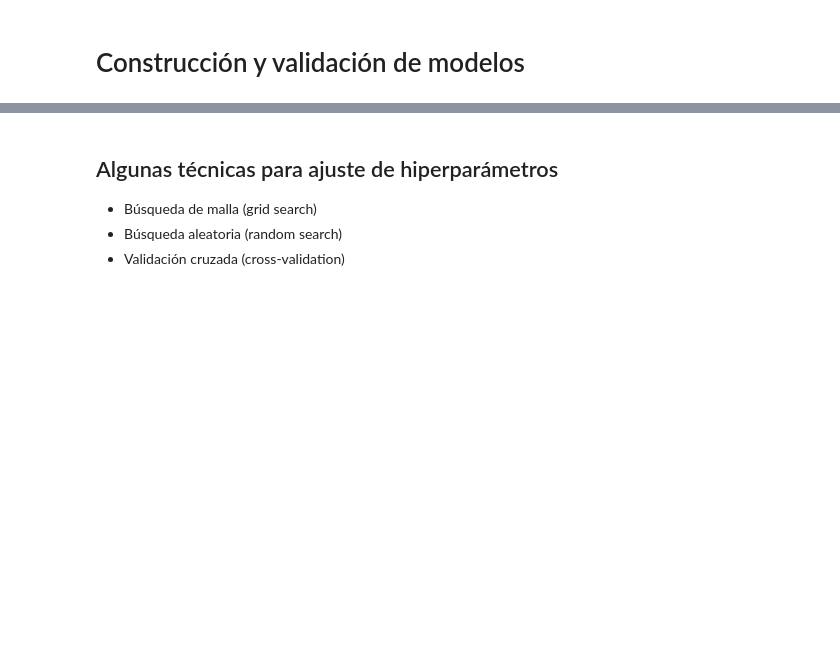
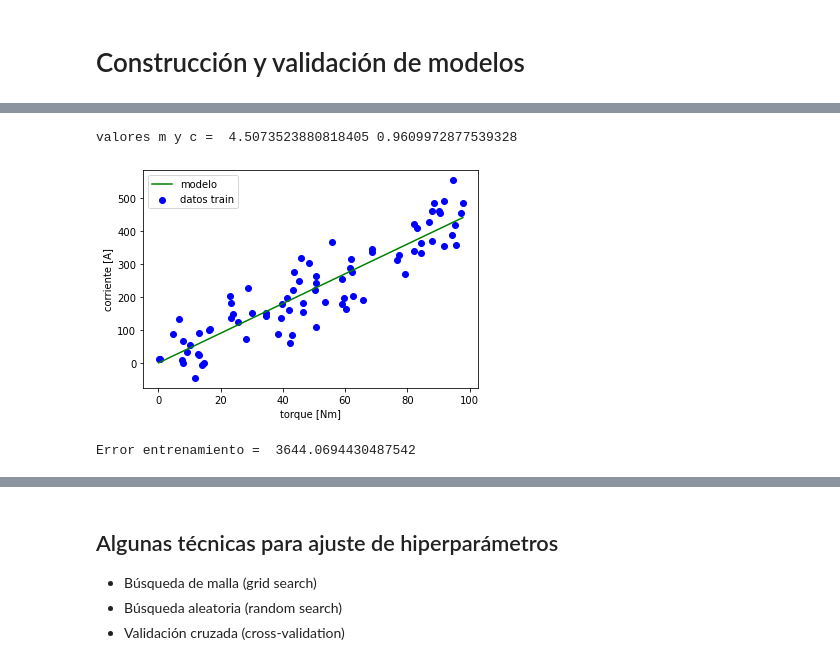
Before and after one commit to fleaman-udec/aprendizaje-automatico, a Jupyter notebook: AAIM-M1b-Construccion-Modelos.ipynb, the cells around one changed output, grey strips where cells are left out. Drawn from its saved outputs; the diff is of its cells as text; code cells hidden in the pictures; blank space fills up the shorter version.

```diff
--- a/AAIM-M1b-Construccion-Modelos.ipynb
+++ b/AAIM-M1b-Construccion-Modelos.ipynb
@@ -169,0 +201,19 @@ Enfoque correcto, pero incompleto ya que no hay una etapa de ajuste de hiperpar
+# %%
+L = 1.e-4
+epochs = 1000
+m = 2.7
+c = 1.
+m, c = grad_desc(x_train, y_train, L, epochs, m, c)
+print('valores m y c = ', m, c)
+
+y_train_pred = m*x_train + c
+plt.plot([min(x_train), max(x_train)], [min(y_train_pred), max(y_train_pred)], color='green', label='modelo')
+plt.scatter(x_train, y_train, label='datos train', color='blue')
+plt.xlabel('torque [Nm]'), plt.ylabel('corriente [A]')
+plt.legend(), plt.show()
+
+print('Error entrenamiento = ', np.mean((y_train_pred - y_train)**2.0) )
+# %% [output]
+valores m y c =  4.5073523880818405 0.9609972877539328
+[figure, added]
+Error entrenamiento =  3644.0694430487542
```
Also changed, not shown: parts of 5 cells of this notebook, 1 other file.
